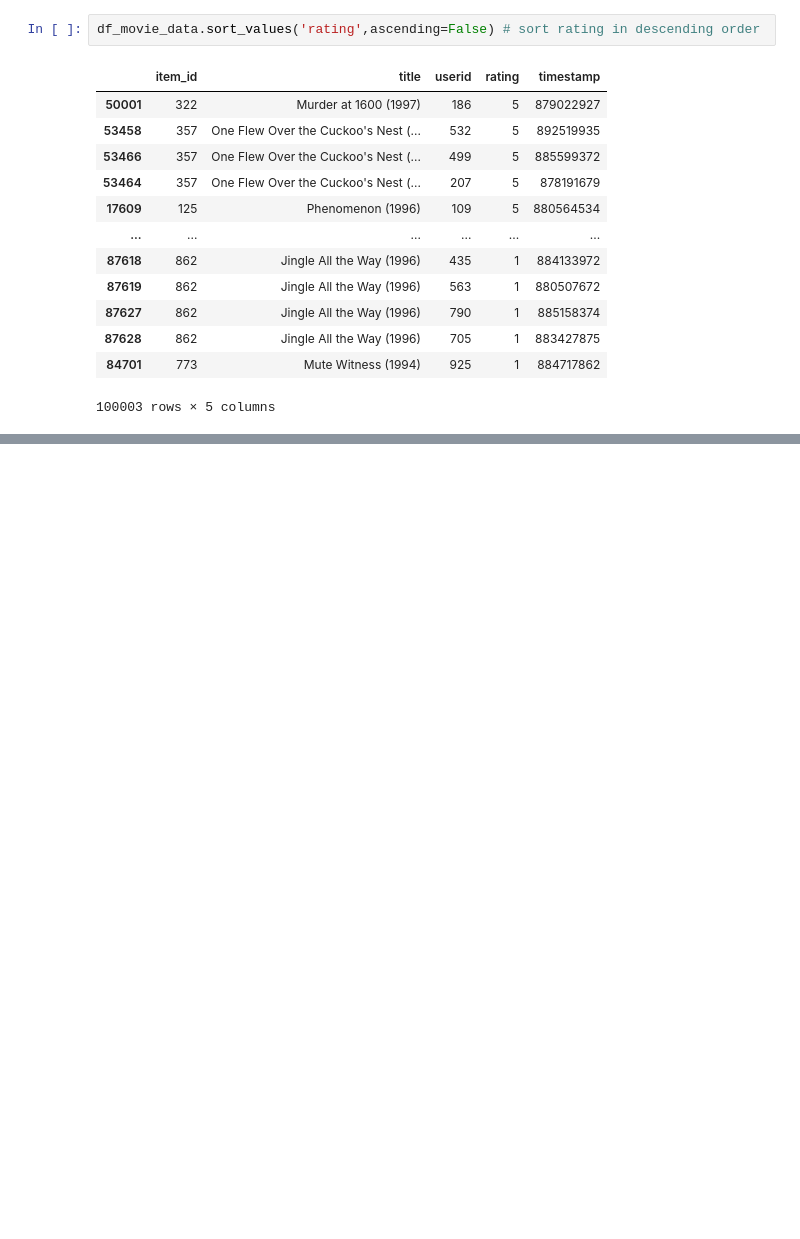
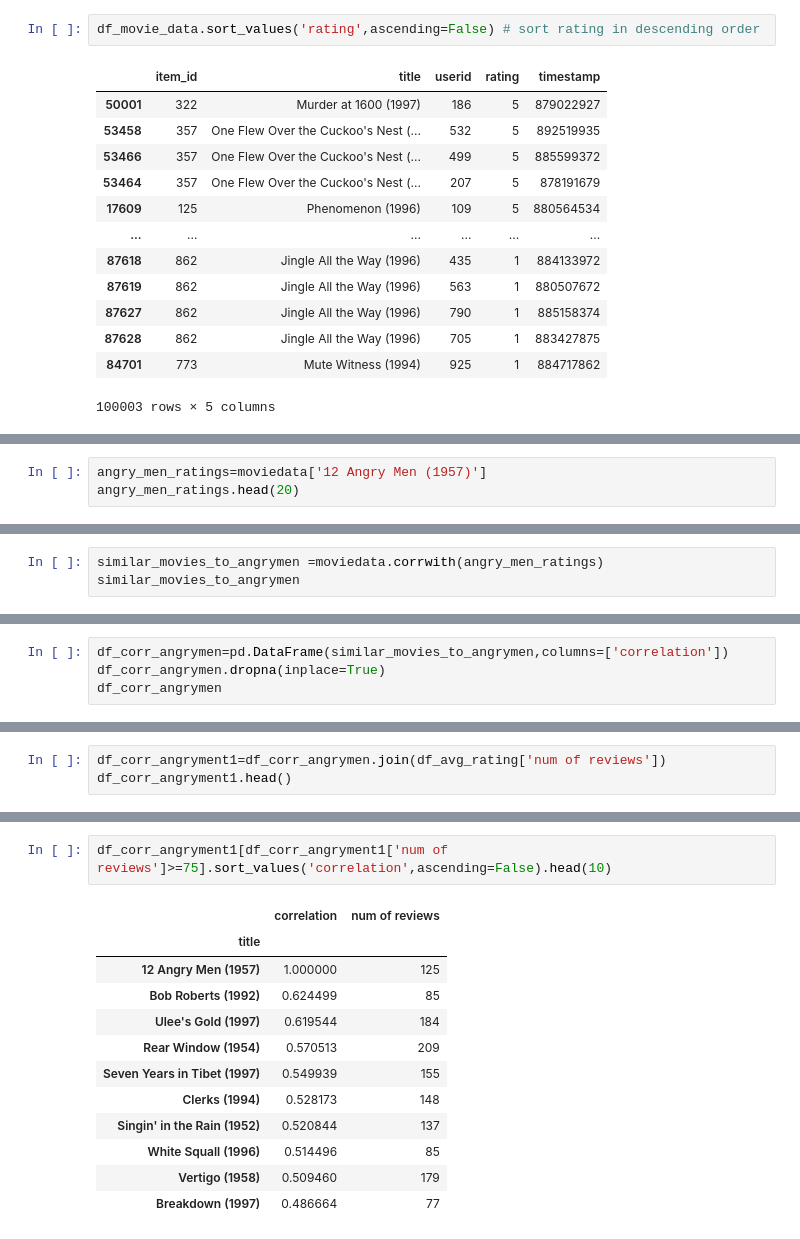
Before and after one commit to aayushshukla/Pythonlearningexample, a Jupyter notebook: Pandasexample2.ipynb, the cells around one changed output, grey strips where cells are left out. Drawn from its saved outputs; the diff is of its cells as text; blank space fills up the shorter version.

```diff
--- a/Pandasexample2.ipynb
+++ b/Pandasexample2.ipynb
@@ -221,0 +288,3 @@ df_movie_data.sort_values('rating',ascending=False) # sort rating in descending
+# %%
+angry_men_ratings=moviedata['12 Angry Men (1957)']
+angry_men_ratings.head(20)
@@ -221,0 +309,3 @@ df_movie_data.sort_values('rating',ascending=False) # sort rating in descending
+# %%
+similar_movies_to_angrymen =moviedata.corrwith(angry_men_ratings)
+similar_movies_to_angrymen
@@ -221,0 +326,4 @@ df_movie_data.sort_values('rating',ascending=False) # sort rating in descending
+# %%
+df_corr_angrymen=pd.DataFrame(similar_movies_to_angrymen,columns=['correlation'])
+df_corr_angrymen.dropna(inplace=True)
+df_corr_angrymen
@@ -221,0 +360,3 @@ df_movie_data.sort_values('rating',ascending=False) # sort rating in descending
+# %%
+df_corr_angryment1=df_corr_angrymen.join(df_avg_rating['num of reviews'])
+df_corr_angryment1.head()
@@ -221,0 +371,15 @@ df_movie_data.sort_values('rating',ascending=False) # sort rating in descending
+# %%
+df_corr_angryment1[df_corr_angryment1['num of reviews']>=75].sort_values('correlation',ascending=False).head(10)
+# %% [output]
+|  | correlation | num of reviews |
+| title |  |  |
+| 12 Angry Men (1957) | 1.000000 | 125 |
+| Bob Roberts (1992) | 0.624499 | 85 |
+| Ulee's Gold (1997) | 0.619544 | 184 |
+| Rear Window (1954) | 0.570513 | 209 |
+| Seven Years in Tibet (1997) | 0.549939 | 155 |
+| Clerks (1994) | 0.528173 | 148 |
+| Singin' in the Rain (1952) | 0.520844 | 137 |
+| White Squall (1996) | 0.514496 | 85 |
+| Vertigo (1958) | 0.509460 | 179 |
+| Breakdown (1997) | 0.486664 | 77 |
```
Also changed, not shown: parts of 10 cells of this notebook, 1 other file.
